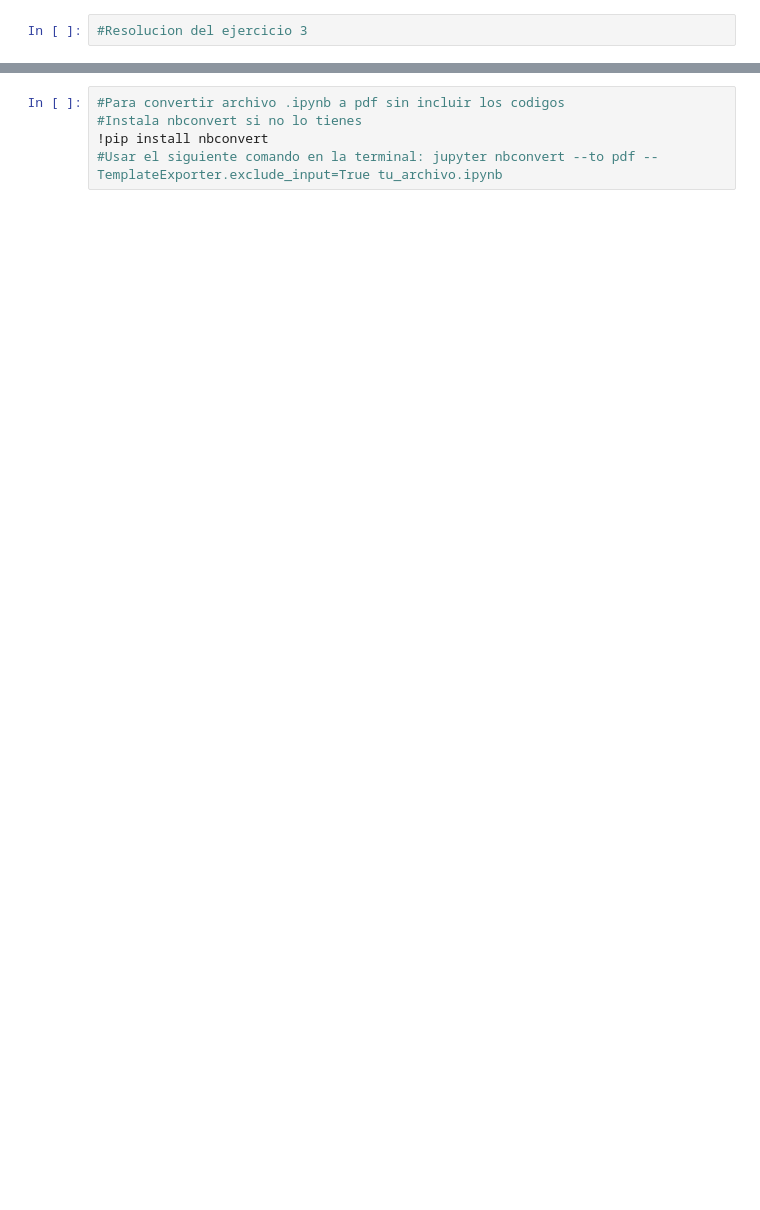
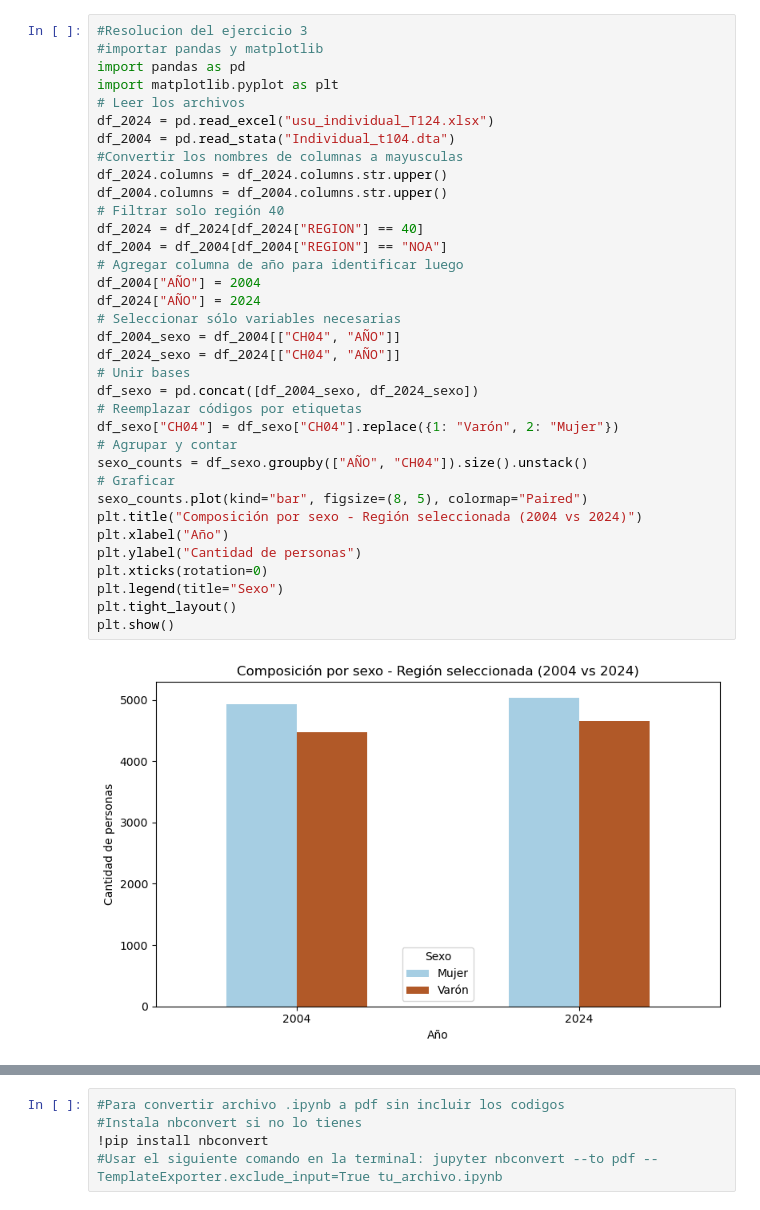
Before and after one commit to LucaDadderio0/-BigDataUBA-Grup10, a Jupyter notebook: TP2/Big_Data_TP2_Grupo10.ipynb, the cells around one changed output, grey strips where cells are left out. Drawn from its saved outputs; the diff is of its cells as text; blank space fills up the shorter version.

```diff
--- a/TP2/Big_Data_TP2_Grupo10.ipynb
+++ b/TP2/Big_Data_TP2_Grupo10.ipynb
@@ -58,4 +199,39 @@ print(df_2004.isnull().sum())
 # %%
 #Resolucion del ejercicio 3
+#importar pandas y matplotlib
+import pandas as pd
+import matplotlib.pyplot as plt
+# Leer los archivos
+df_2024 = pd.read_excel("usu_individual_T124.xlsx")
+df_2004 = pd.read_stata("Individual_t104.dta")
+#Convertir los nombres de columnas a mayusculas
+df_2024.columns = df_2024.columns.str.upper()
+df_2004.columns = df_2004.columns.str.upper()
+# Filtrar solo región 40
+df_2024 = df_2024[df_2024["REGION"] == 40]
+df_2004 = df_2004[df_2004["REGION"] == "NOA"]
+# Agregar columna de año para identificar luego
+df_2004["AÑO"] = 2004
+df_2024["AÑO"] = 2024
+# Seleccionar sólo variables necesarias
+df_2004_sexo = df_2004[["CH04", "AÑO"]]
+df_2024_sexo = df_2024[["CH04", "AÑO"]]
+# Unir bases
+df_sexo = pd.concat([df_2004_sexo, df_2024_sexo])
+# Reemplazar códigos por etiquetas
+df_sexo["CH04"] = df_sexo["CH04"].replace({1: "Varón", 2: "Mujer"})
+# Agrupar y contar
+sexo_counts = df_sexo.groupby(["AÑO", "CH04"]).size().unstack()
+# Graficar
+sexo_counts.plot(kind="bar", figsize=(8, 5), colormap="Paired")
+plt.title("Composición por sexo - Región seleccionada (2004 vs 2024)")
+plt.xlabel("Año")
+plt.ylabel("Cantidad de personas")
+plt.xticks(rotation=0)
+plt.legend(title="Sexo")
+plt.tight_layout()
+plt.show()
+# %% [output]
+[figure, added]
 # %%
 #Resolucion del ejercicio 4
```
Also changed, not shown: parts of 13 cells of this notebook.
